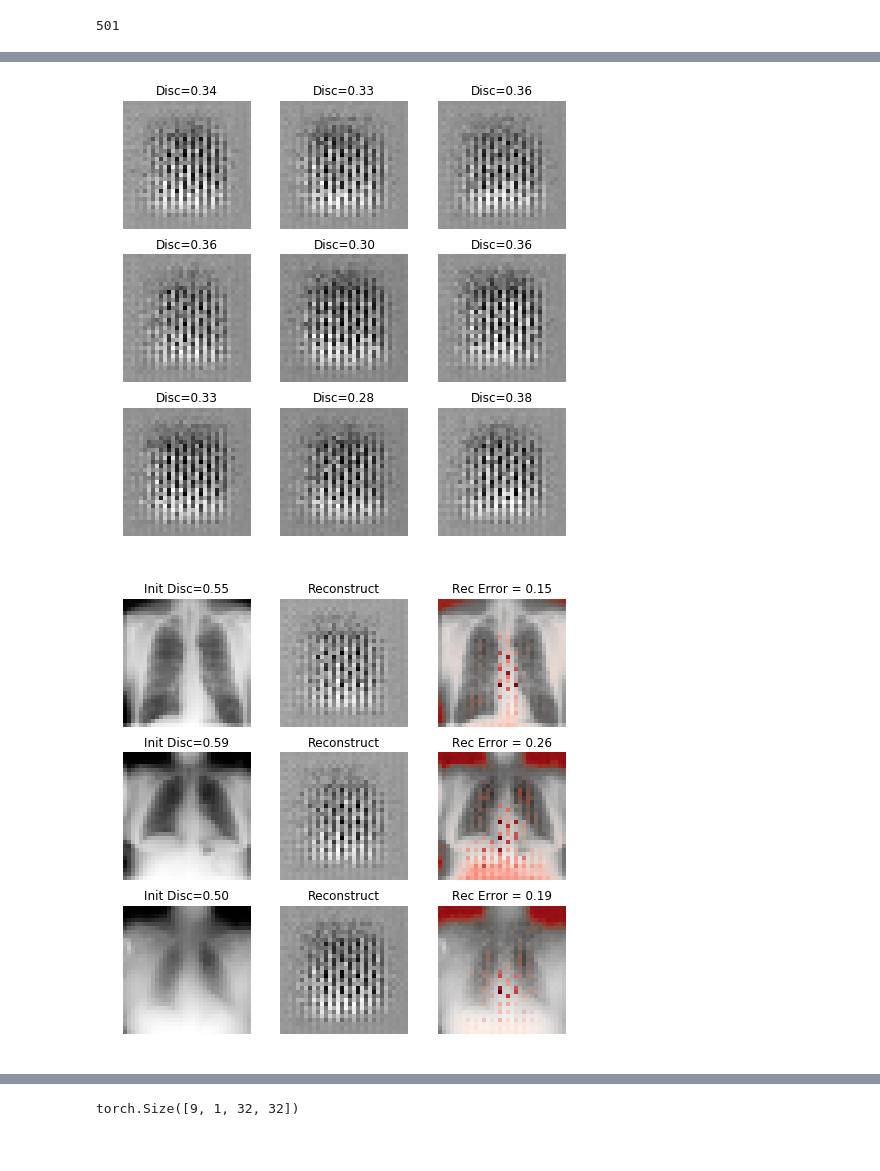
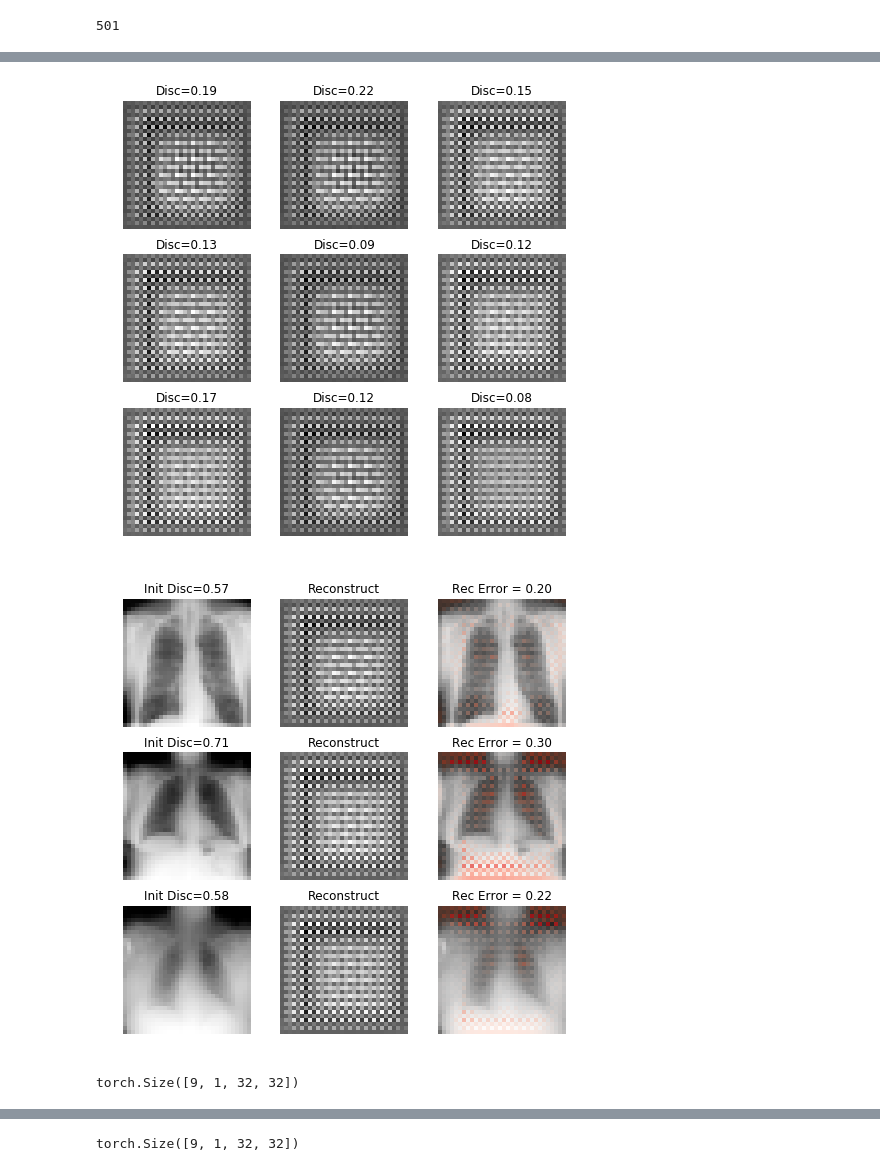
Before and after one commit to Bertinus/ChestXrays, a Jupyter notebook: ALI/AliXray.ipynb, the cells around one changed output, grey strips where cells are left out. Saved outputs shown, nothing was run; the diff lists cells and outputs as text; code cells hidden in the pictures.

```diff
--- a/ALI/AliXray.ipynb
+++ b/ALI/AliXray.ipynb
@@ -20,7 +20,7 @@ from sklearn.metrics import roc_auc_score, roc_curve
 from model import *
 from AliLoader import *
 # %%
-LS = 20 #Latent Space Size
+LS = 2 #Latent Space Size
 batch_size = 12
 ColorsNumber = 1
 
@@ -221,4 +221,5 @@ for epoch in range(2):
 
             plt.plot(range(len(DiscriminatorLoss)),DiscriminatorLoss)
             plt.show()
+    break
 # %% [output]
@@ -246,7 +250,7 @@ for i in range(9):
     plt.axis("off")
 plt.show()
 # %% [output]
-[figure, old version]
+[figure, new version]
 # %%
 from matplotlib.colors import ListedColormap
 
@@ -271,32 +275,36 @@ with torch.no_grad():
     DiffX = DiffX.detach().numpy()
     DiffX = np.power(DiffX,2)
     RebuildX = RebuildX.detach().numpy()
     #Have discriminator do is thing on real and fake data
     PredReal  = DisXZ(torch.cat((DisZ(RealZ), DisX(Xnorm)), 1)).detach().numpy()
 
 plt.figure(figsize=(8,8))
 c = 0
 Sample = 3
 for i in range(Sample):
     c+= 1
     plt.subplot(Sample,3,c)
     plt.imshow(Xnorm[i][0],cmap="gray")
     plt.title("Init Disc=%.2f" % (PredReal[i]))
     plt.axis("off")
     c+= 1
     plt.subplot(Sample,3,c)
     plt.imshow(RebuildX[i][0],cmap="gray")
     plt.title("Reconstruct")
     plt.axis("off")
     c+= 1
     plt.subplot(Sample,3,c)
     plt.imshow(Xnorm[i][0],cmap="gray")
     plt.title("Rec Error = %.2f" % (np.mean(DiffX[i][0])))
-    plt.imshow(DiffX[i][0]*np.power(c,2),cmap=AlphaRed)
+    plt.imshow(DiffX[i][0],cmap=AlphaRed,vmin=0,vmax=2)
     plt.axis("off")
 
 
 
 plt.savefig("./test.png")
 # %% [output]
-[figure, old version]
+[figure, new version]
+# %%
+Xnorm.shape
+# %% [output]
+torch.Size([9, 1, 32, 32])
```
Also changed, not shown: parts of 11 cells of this notebook, 3 other files.
